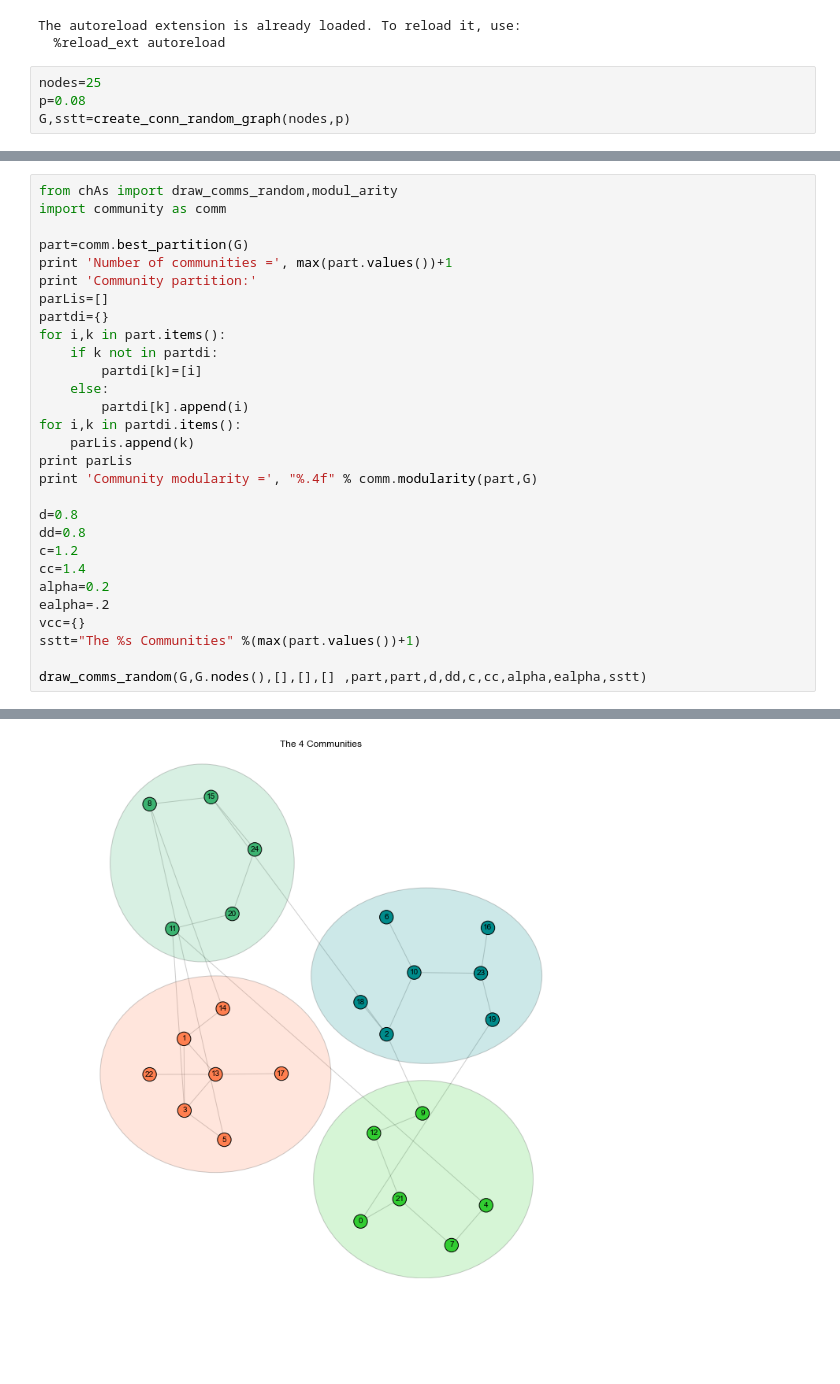
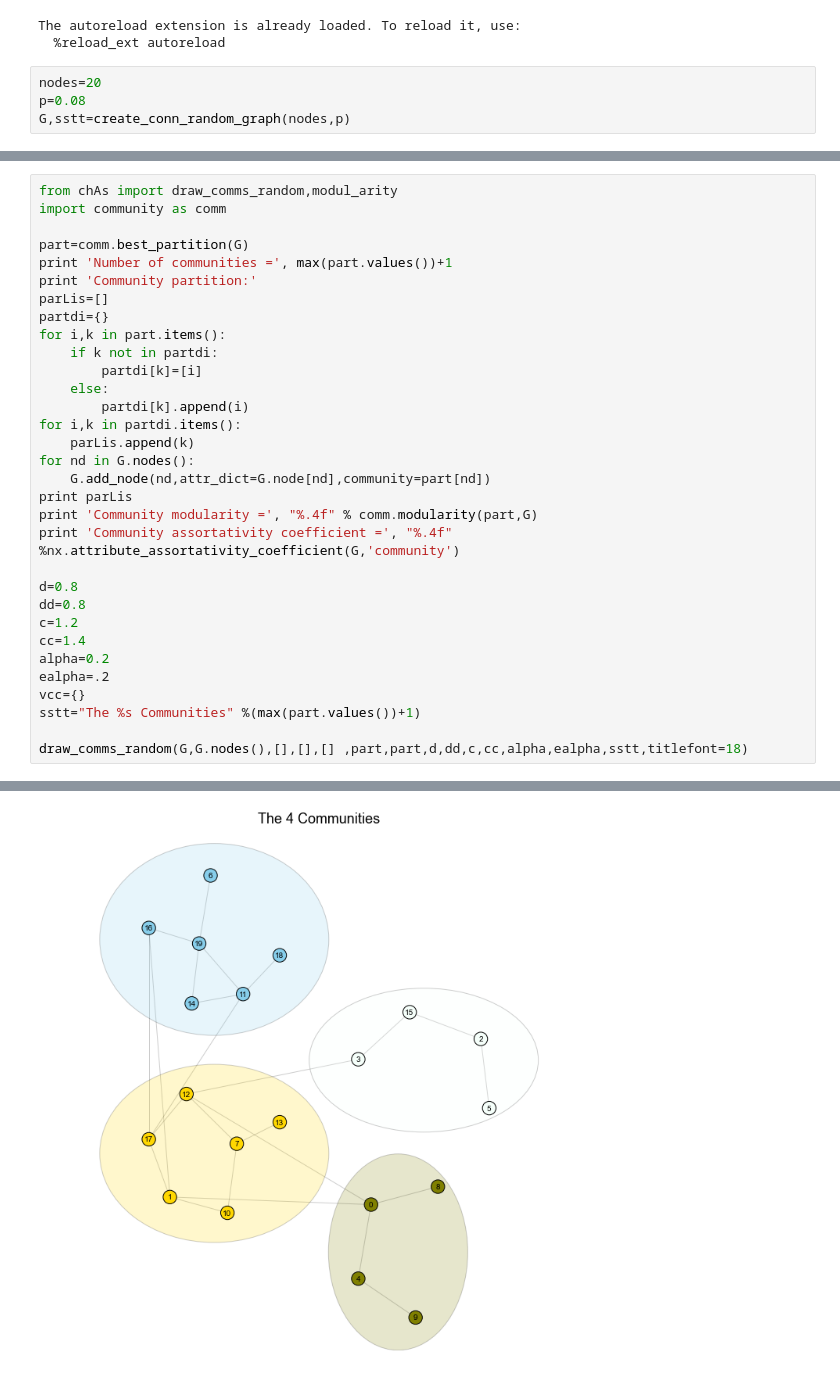
Before and after one commit to mboudour/GraphMultilayerity, a Jupyter notebook: LiteratureNetworks/Shakespeare/NetworkComps.ipynb, the cells around one changed output, grey strips where cells are left out. Drawn from its saved outputs; the diff is of its cells as text; blank space fills up the shorter version.

```diff
--- a/LiteratureNetworks/Shakespeare/NetworkComps.ipynb
+++ b/LiteratureNetworks/Shakespeare/NetworkComps.ipynb
@@ -8,7 +8,7 @@ from utils import *
 The autoreload extension is already loaded. To reload it, use:
   %reload_ext autoreload
 # %%
-nodes=25
+nodes=20
 p=0.08
 G,sstt=create_conn_random_graph(nodes,p)
 # %%
@@ -166,8 +184,11 @@ for i,k in part.items():
         partdi[k].append(i)
 for i,k in partdi.items():
     parLis.append(k)
+for nd in G.nodes():
+    G.add_node(nd,attr_dict=G.node[nd],community=part[nd])
 print parLis
 print 'Community modularity =', "%.4f" % comm.modularity(part,G)
+print 'Community assortativity coefficient =', "%.4f" %nx.attribute_assortativity_coefficient(G,'community')
 
 d=0.8
 dd=0.8
@@ -178,7 +199,7 @@ ealpha=.2
 vcc={}
 sstt="The %s Communities" %(max(part.values())+1)
 
-draw_comms_random(G,G.nodes(),[],[],[] ,part,part,d,dd,c,cc,alpha,ealpha,sstt)
+draw_comms_random(G,G.nodes(),[],[],[] ,part,part,d,dd,c,cc,alpha,ealpha,sstt,titlefont=18)
 # %% [output]
 Number of communities = 4
 Community partition:
@@ -187 +209 @@ Community modularity = 0.5054
-[figure, old version]
+[figure, new version]
```
Also changed, not shown: parts of 12 cells of this notebook, 3 other files.
